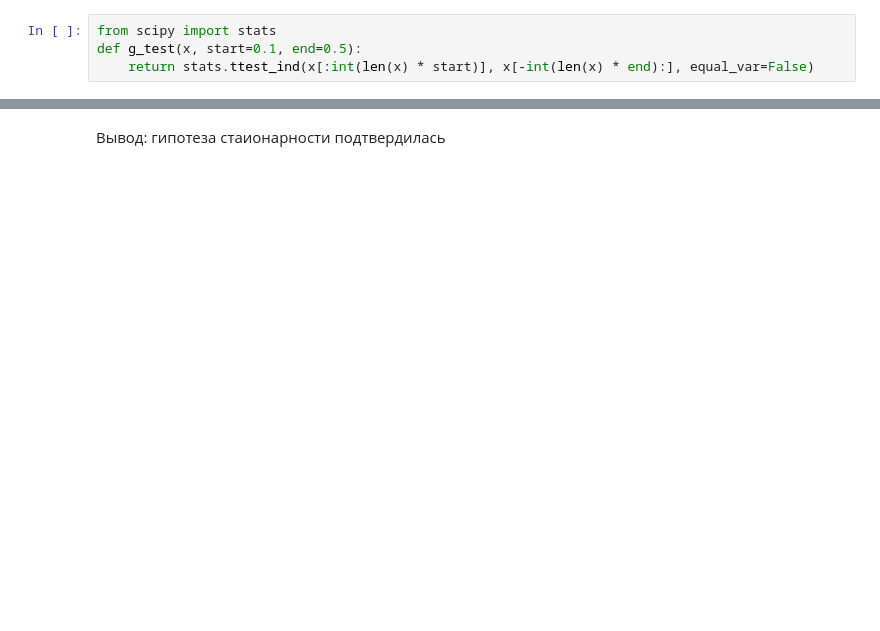
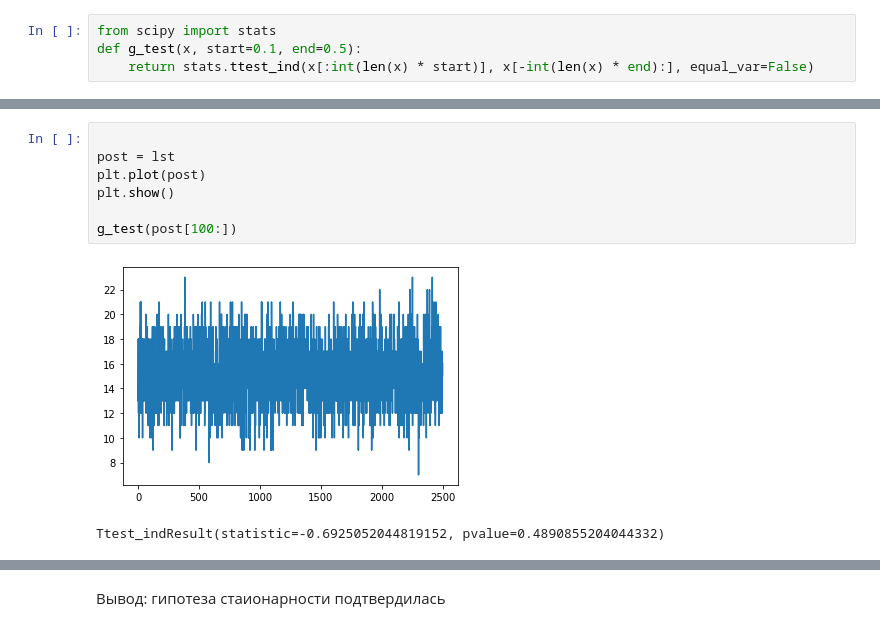
Before and after one commit to TanyaShamis1710/hometask_1, a Jupyter notebook: hometask_6.ipynb, the cells around one changed output, grey strips where cells are left out. Cells and saved outputs as stored; diff of their text form; blank space fills up the shorter version.

```diff
--- a/hometask_6.ipynb
+++ b/hometask_6.ipynb
@@ -91 +91,11 @@ Ttest_indResult(statistic=0.2475024740292089, pvalue=0.8048704107474273)
+# %%
+
+post = lst
+plt.plot(post)
+plt.show()
+
+g_test(post[100:])
+# %% [output]
+[figure, added]
+Ttest_indResult(statistic=-0.6925052044819152, pvalue=0.4890855204044332)
 # %%
```
Also changed, not shown: parts of 6 cells of this notebook.
